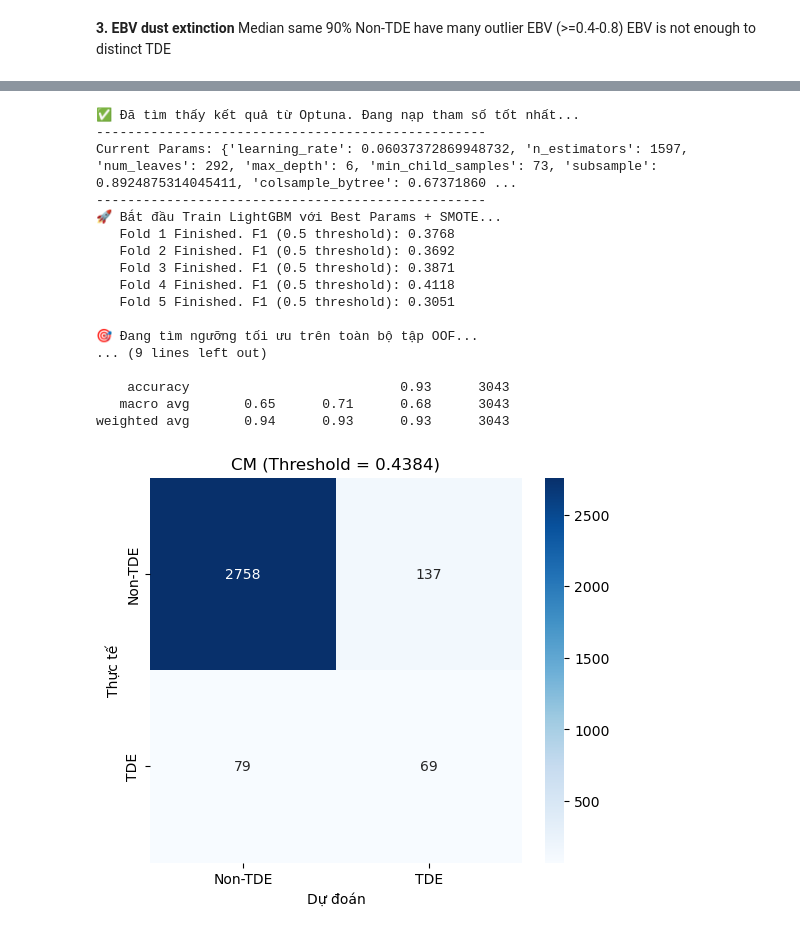
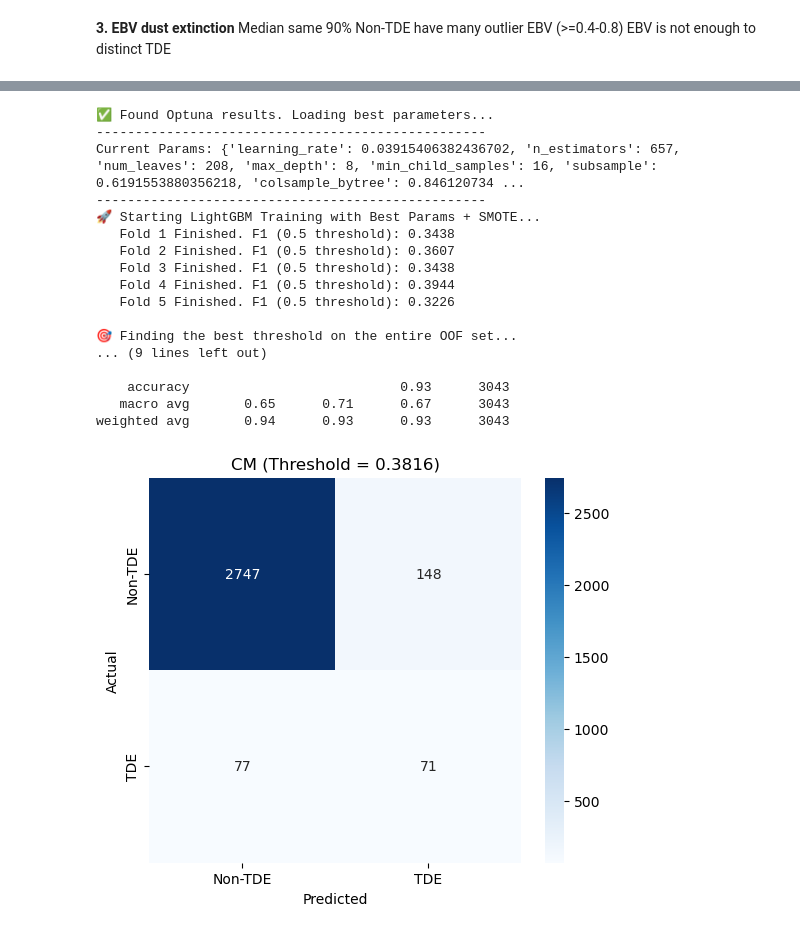
Before and after one commit to toilathuc/Machine-Learning, a Jupyter notebook: train_lightgbm.ipynb, the cells around one changed output, grey strips where cells are left out. Drawn from its saved outputs; the diff is of its cells as text; code cells hidden in the pictures.

```diff
--- a/train_lightgbm.ipynb
+++ b/train_lightgbm.ipynb
@@ -370,13 +345,15 @@ def objective(trial):
 
     return float(np.mean(f1_scores))
 # %%
-study = optuna.create_study(direction='maximize')
-print("⏳ Đang chạy Optuna... Đi pha cà phê đi, sẽ mất lúc đấy!")
-# n_trials=50 là con số vừa phải. Nếu có thời gian hãy để 100.
+from optuna.samplers import TPESampler
+sampler = TPESampler(seed=42)
+study = optuna.create_study(direction='maximize', sampler=sampler)
+print("⏳ Running Optuna")
+# n_trials=50 is a reasonable number. If you have time, set it to 100.
 study.optimize(objective, n_trials=50)
 
 print("\n" + "="*30)
-print("🏆 KẾT QUẢ TỐT NHẤT:")
+print("🏆 BEST RESULTS:")
 print(f"Best F1-Score: {study.best_value:.4f}")
 print("Best Hyperparameters:")
 for key, value in study.best_params.items():
@@ -424,14 +401,14 @@ from imblearn.over_sampling import SMOTE
 import matplotlib.pyplot as plt
 import seaborn as sns
 
-# --- 1. CHUẨN BỊ DỮ LIỆU ---
+# --- 1. PREPARATION ---
 X = final_df.drop(columns=['object_id', 'target'])
 y = final_df['target'].values
 object_ids = final_df['object_id'].values
 
-# --- 2. THIẾT LẬP THAM SỐ (BEST PARAMS) ---
+# --- 2. SETUP PARAMETERS (BEST PARAMS) ---
 if 'study' in globals():
-    print("✅ Đã tìm thấy kết quả từ Optuna. Đang nạp tham số tốt nhất...")
+    print("✅ Found Optuna results. Loading best parameters...")
     best_params = study.best_params
     best_params.update({
         'objective': 'binary',
@@ -441,7 +418,7 @@ if 'study' in globals():
         'n_jobs': -1
     })
 else:
-    print("⚠️ Chưa chạy Optuna. Sử dụng bộ tham số thủ công tối ưu (Baseline)...")
+    print("⚠️ Optuna not run yet. Using manual baseline parameters...")
     best_params = {
         'objective': 'binary',
         'metric': 'binary_logloss',
@@ -456,17 +433,21 @@ else:
         'colsample_bytree': 0.8,
     }
 
+# Add class weight to address imbalance (safe even with SMOTE)
+# pos_weight = (len(y) - y.sum()) / max(y.sum(), 1e-9)
+# best_params.setdefault('scale_pos_weight', float(pos_weight))
+
 print("-" * 50)
 print("Current Params:", best_params)
 print("-" * 50)
 
-# --- 3. VÒNG LẶP HUẤN LUYỆN (OFFICIAL PIPELINE) ---
+# --- 3. TRAINING LOOP (OFFICIAL PIPELINE) ---
 kf = StratifiedKFold(n_splits=5, shuffle=True, random_state=42)
 
 oof_preds_proba = np.zeros(len(final_df))
 models = []
 
-print("🚀 Bắt đầu Train LightGBM với Best Params + SMOTE...")
+print("🚀 Starting LightGBM Training with Best Params + SMOTE...")
 
 for fold, (train_idx, val_idx) in enumerate(kf.split(X, y)):
     X_train, y_train = X.iloc[train_idx], y[train_idx]
@@ -502,55 +483,55 @@ for fold, (train_idx, val_idx) in enumerate(kf.split(X, y)):
     temp_score = f1_score(y_val, (val_preds_proba >= 0.5).astype(int))
     print(f"   Fold {fold+1} Finished. F1 (0.5 threshold): {temp_score:.4f}")
 
-# --- 4. TỐI ƯU HÓA NGƯỠNG (THRESHOLD TUNING) ---
-print("\n🎯 Đang tìm ngưỡng tối ưu trên toàn bộ tập OOF...")
+# --- 4. THRESHOLD TUNING ---
+print("\n🎯 Finding the best threshold on the entire OOF set...")
 
 precision, recall, thresholds = precision_recall_curve(y, oof_preds_proba)
 f1_scores = 2 * recall * precision / (recall + precision + 1e-9)
 if len(thresholds) == 0:
     best_threshold = 0.5
     best_f1 = 0.0
 else:
     best_idx = np.nanargmax(f1_scores[:-1])
     best_threshold = thresholds[best_idx]
     best_f1 = f1_scores[:-1][best_idx]
 
-print(f"✅ Ngưỡng tối ưu (Best Threshold): {best_threshold:.4f}")
-print(f"✅ F1-Score cao nhất (tại ngưỡng đó): {best_f1:.4f}")
+print(f"✅ Best Threshold: {best_threshold:.4f}")
+print(f"✅ Best F1-Score (at that threshold): {best_f1:.4f}")
 
-# --- 5. ĐÁNH GIÁ CUỐI CÙNG ---
+# --- 5. FINAL EVALUATION ---
 final_preds = (oof_preds_proba >= best_threshold).astype(int)
 
 print("\n" + "="*30)
-print("🏆 KẾT QUẢ CHÍNH THỨC (TRAIN):")
+print("🏆 FINAL RESULTS (TRAIN):")
 print(classification_report(y, final_preds, target_names=['Non-TDE', 'TDE']))
 
 cm = confusion_matrix(y, final_preds)
 plt.figure(figsize=(6, 5))
 sns.heatmap(cm, annot=True, fmt='d', cmap='Blues', xticklabels=['Non-TDE', 'TDE'], yticklabels=['Non-TDE', 'TDE'])
 plt.title(f'CM (Threshold = {best_threshold:.4f})')
-plt.ylabel('Thực tế')
-plt.xlabel('Dự đoán')
+plt.ylabel('Actual')
+plt.xlabel('Predicted')
 plt.show()
 # %% [output]
-✅ Đã tìm thấy kết quả từ Optuna. Đang nạp tham số tốt nhất...
+✅ Found Optuna results. Loading best parameters...
 --------------------------------------------------
-Current Params: {'learning_rate': 0.06037372869948732, 'n_estimators': 1597, 'num_leaves': 292, 'max_depth': 6, 'min_child_samples': 73, 'subsample': 0.8924875314045411, 'colsample_bytree': 0.67371860 ...
+Current Params: {'learning_rate': 0.03915406382436702, 'n_estimators': 657, 'num_leaves': 208, 'max_depth': 8, 'min_child_samples': 16, 'subsample': 0.6191553880356218, 'colsample_bytree': 0.846120734 ...
 --------------------------------------------------
-🚀 Bắt đầu Train LightGBM với Best Params + SMOTE...
-   Fold 1 Finished. F1 (0.5 threshold): 0.3768
-   Fold 2 Finished. F1 (0.5 threshold): 0.3692
-   Fold 3 Finished. F1 (0.5 threshold): 0.3871
-   Fold 4 Finished. F1 (0.5 threshold): 0.4118
-   Fold 5 Finished. F1 (0.5 threshold): 0.3051
+🚀 Starting LightGBM Training with Best Params + SMOTE...
+   Fold 1 Finished. F1 (0.5 threshold): 0.3438
+   Fold 2 Finished. F1 (0.5 threshold): 0.3607
+   Fold 3 Finished. F1 (0.5 threshold): 0.3438
+   Fold 4 Finished. F1 (0.5 threshold): 0.3944
+   Fold 5 Finished. F1 (0.5 threshold): 0.3226
 
-🎯 Đang tìm ngưỡng tối ưu trên toàn bộ tập OOF...
+🎯 Finding the best threshold on the entire OOF set...
 ... (9 lines left out)
 
     accuracy                           0.93      3043
-   macro avg       0.65      0.71      0.68      3043
+   macro avg       0.65      0.71      0.67      3043
 weighted avg       0.94      0.93      0.93      3043
-[figure, old version]
+[figure, new version]
 # %%
 import enum
 import numpy as np
```
Also changed, not shown: parts of 12 cells of this notebook.
